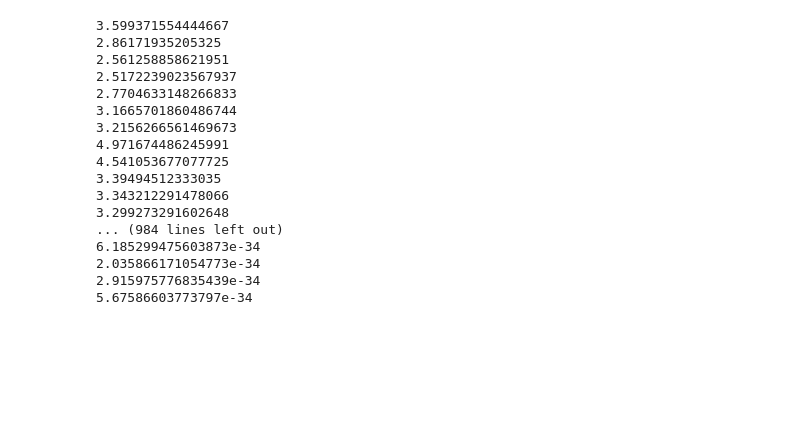
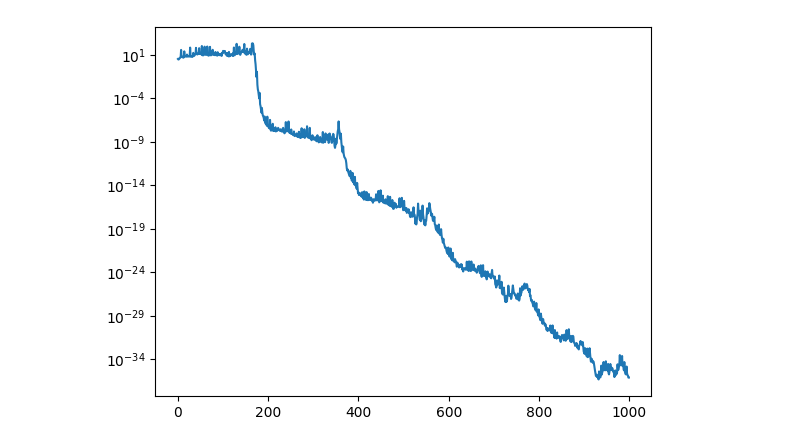
Before and after one commit to yamashun99/cg, a Jupyter notebook: cg.ipynb, the cells around one changed output. Saved outputs shown, nothing was run; the diff lists cells and outputs as text; code cells hidden in the pictures; blank space fills up the shorter version.

```diff
--- a/cg.ipynb
+++ b/cg.ipynb
@@ -11,7 +12,9 @@ xk = np.zeros(N)
 rk = b - A @ xk
 pk = rk
 # %%
-for i in range(1000):
+iter = 1000
+rknorms = np.zeros(iter)
+for i in range(iter):
     alpha = np.dot(rk, pk) / np.dot(pk, A @ pk)
     xk1 = xk + alpha * pk
     # rk1 = b - A @ xk1
@@ -21,22 +24,11 @@ for i in range(1000):
     rk = rk1
     pk = pk1
     xk = xk1
-    print(np.linalg.norm(rk1))
+    rknorms[i] = np.linalg.norm(rk)
-# %% [output]
-3.599371554444667
-2.86171935205325
-2.561258858621951
-2.5172239023567937
-2.7704633148266833
-3.1665701860486744
-3.2156266561469673
-4.971674486245991
-4.541053677077725
-3.39494512333035
-3.343212291478066
-3.299273291602648
-... (984 lines left out)
-6.185299475603873e-34
-2.035866171054773e-34
-2.915975776835439e-34
-5.67586603773797e-34
+# %%
+fig, ax = plt.subplots()
+ax.plot(rknorms)
+# y軸を対数スケールにする
+ax.set_yscale("log")
+# %% [output]
+[figure, added]
```
Also changed, not shown: parts of 1 cell of this notebook, 1 other file.
